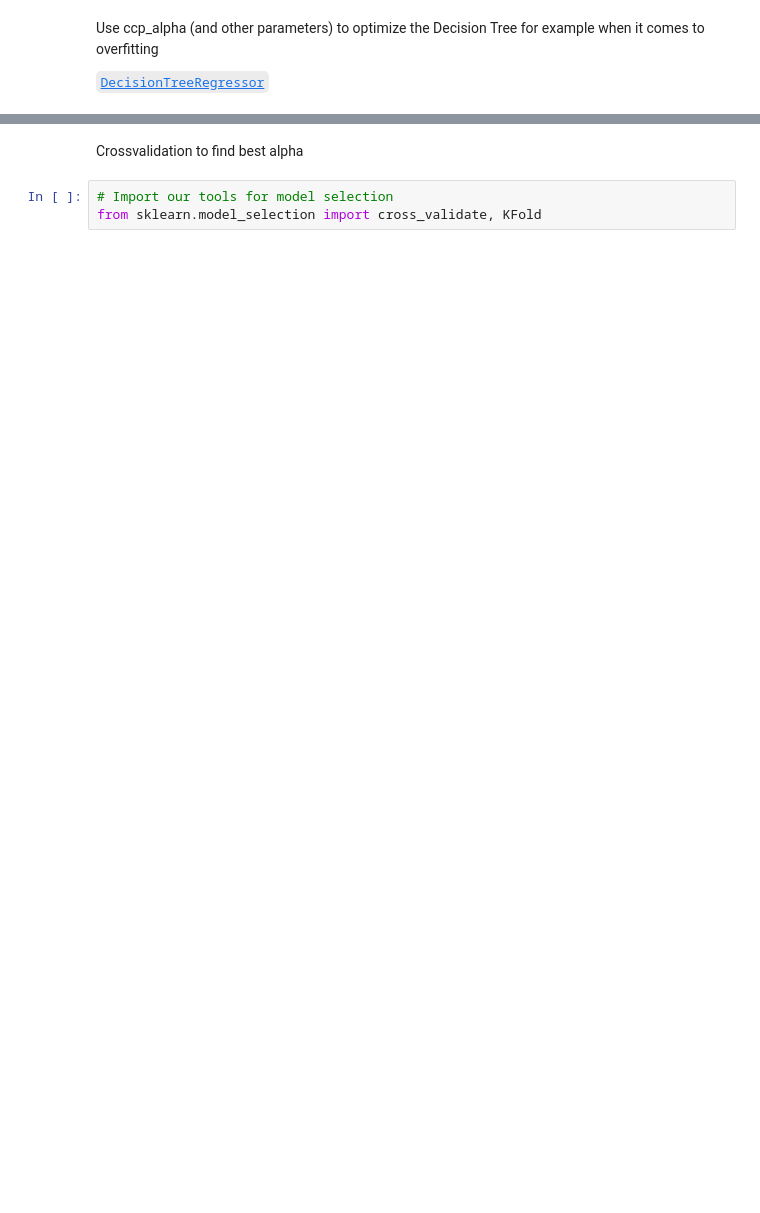
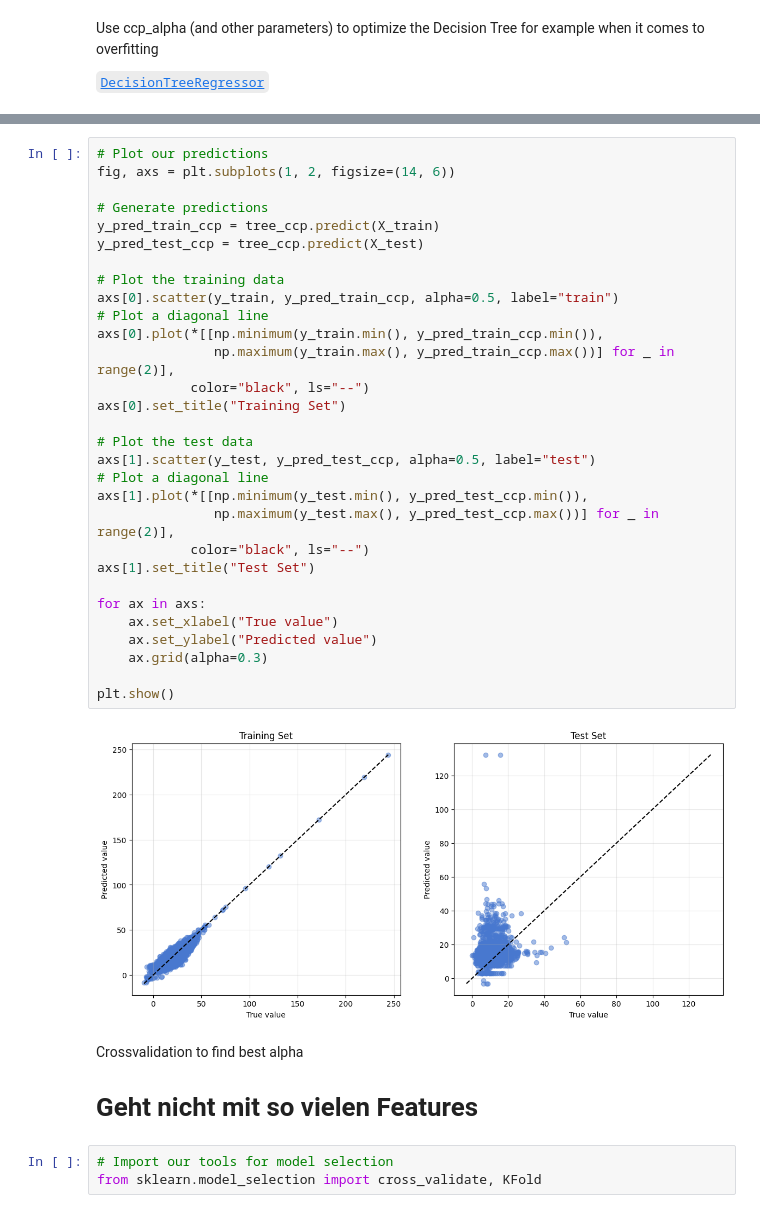
Before and after one commit to joejoejoejor/Its-Wekk, a Jupyter notebook: 4 - Data/2 - Ruben/Project_ruben_safe.ipynb, the cells around one changed output, grey strips where cells are left out. Saved outputs shown, nothing was run; the diff lists cells and outputs as text; blank space fills up the shorter version.

```diff
--- a/4 - Data/2 - Ruben/Project_ruben_safe.ipynb
+++ b/4 - Data/2 - Ruben/Project_ruben_safe.ipynb
@@ -128,5 +164,39 @@ tree.fit(X_train, y_train)
+# %%
+# Plot our predictions
+fig, axs = plt.subplots(1, 2, figsize=(14, 6))
+
+# Generate predictions
+y_pred_train_ccp = tree_ccp.predict(X_train)
+y_pred_test_ccp = tree_ccp.predict(X_test)
+
+# Plot the training data
+axs[0].scatter(y_train, y_pred_train_ccp, alpha=0.5, label="train")
+# Plot a diagonal line
+axs[0].plot(*[[np.minimum(y_train.min(), y_pred_train_ccp.min()),
+               np.maximum(y_train.max(), y_pred_train_ccp.max())] for _ in range(2)],
+            color="black", ls="--")
+axs[0].set_title("Training Set")
+
+# Plot the test data
+axs[1].scatter(y_test, y_pred_test_ccp, alpha=0.5, label="test")
+# Plot a diagonal line
+axs[1].plot(*[[np.minimum(y_test.min(), y_pred_test_ccp.min()),
+               np.maximum(y_test.max(), y_pred_test_ccp.max())] for _ in range(2)],
+            color="black", ls="--")
+axs[1].set_title("Test Set")
+
+for ax in axs:
+    ax.set_xlabel("True value")
+    ax.set_ylabel("Predicted value")
+    ax.grid(alpha=0.3)
+
+plt.show()
+# %% [output]
+[figure, added]
 # %% [markdown]
 Crossvalidation to find best alpha
+
+# Geht nicht mit so vielen Features
 # %%
 # Import our tools for model selection
 from sklearn.model_selection import cross_validate, KFold
```
Also changed, not shown: parts of 16 cells of this notebook.
